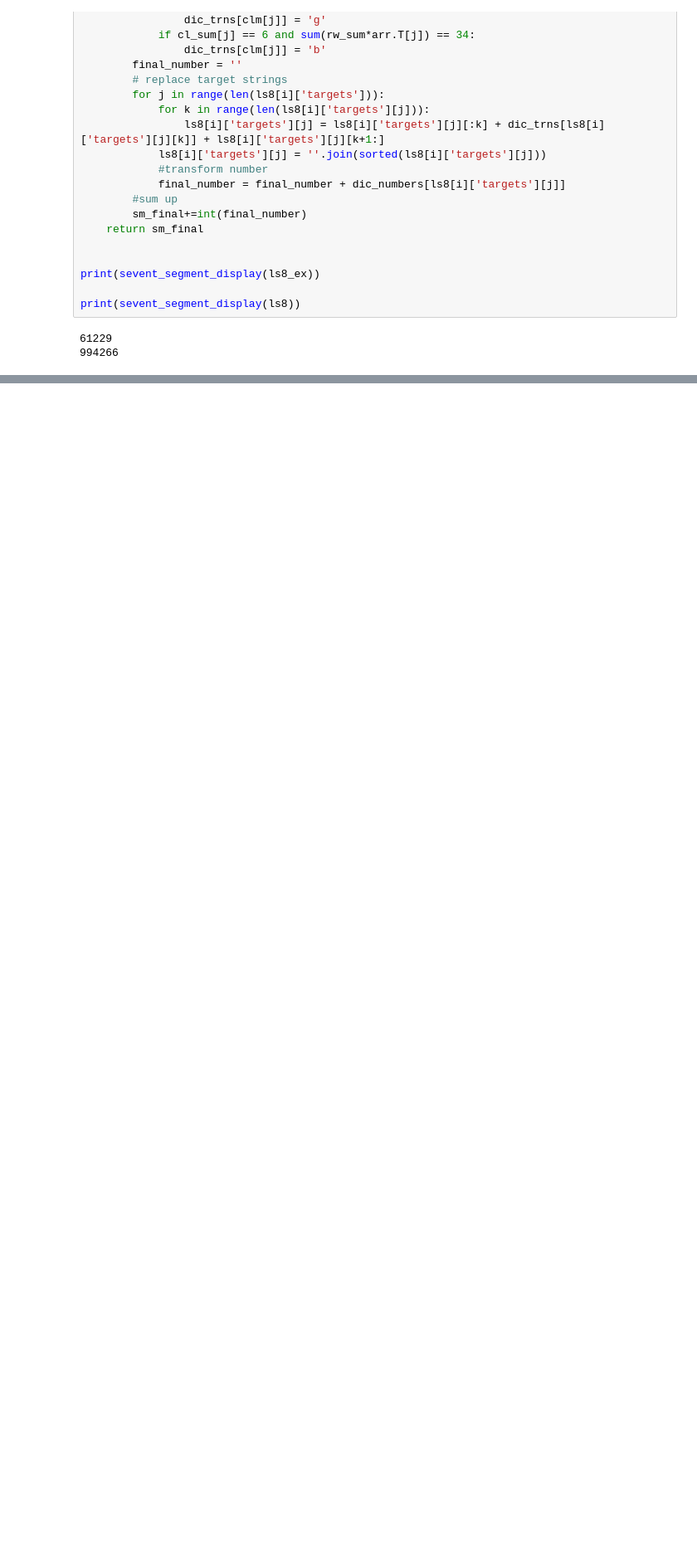
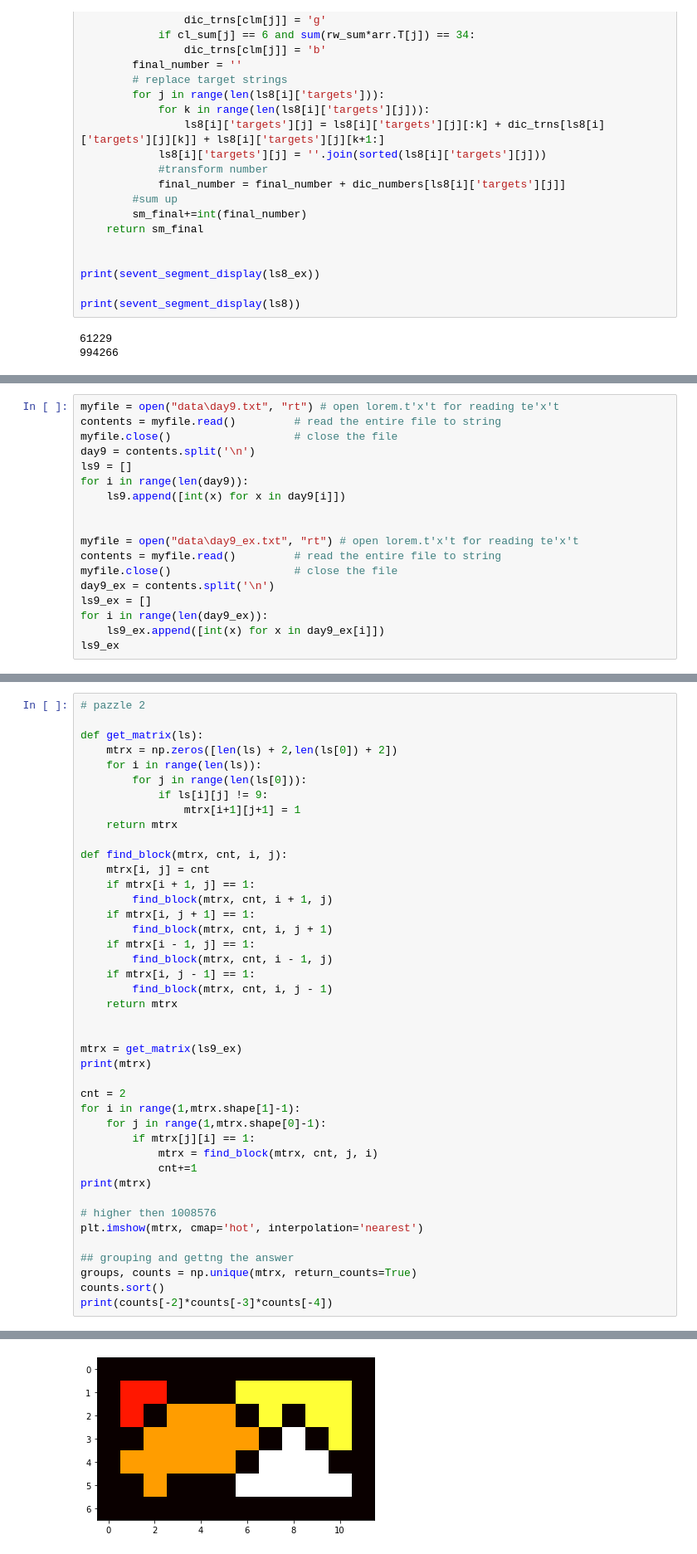
Before and after one commit to karolzak/adventofcode, a Jupyter notebook: 2021/taube-ms/advent2021.ipynb, the cells around one changed output, grey strips where cells are left out. Shown: that part at 83% size. Drawn from its saved outputs; the diff is of its cells as text; blank space fills up the shorter version.

```diff
--- a/2021/taube-ms/advent2021.ipynb
+++ b/2021/taube-ms/advent2021.ipynb
@@ -975,0 +978,18 @@ print(sevent_segment_display(ls8))
+# %%
+myfile = open("data\day9.txt", "rt") # open lorem.t'x't for reading te'x't
+contents = myfile.read()         # read the entire file to string
+myfile.close()                   # close the file
+day9 = contents.split('\n')
+ls9 = []
+for i in range(len(day9)):
+    ls9.append([int(x) for x in day9[i]])
+
+
+myfile = open("data\day9_ex.txt", "rt") # open lorem.t'x't for reading te'x't
+contents = myfile.read()         # read the entire file to string
+myfile.close()                   # close the file
+day9_ex = contents.split('\n')
+ls9_ex = []
+for i in range(len(day9_ex)):
+    ls9_ex.append([int(x) for x in day9_ex[i]])
+ls9_ex
@@ -975,0 +1022,43 @@ print(sevent_segment_display(ls8))
+# %%
+# pazzle 2
+
+def get_matrix(ls):
+    mtrx = np.zeros([len(ls) + 2,len(ls[0]) + 2])
+    for i in range(len(ls)):
+        for j in range(len(ls[0])):
+            if ls[i][j] != 9:
+                mtrx[i+1][j+1] = 1
+    return mtrx
+
+def find_block(mtrx, cnt, i, j):
+    mtrx[i, j] = cnt
+    if mtrx[i + 1, j] == 1:
+        find_block(mtrx, cnt, i + 1, j)
+    if mtrx[i, j + 1] == 1:
+        find_block(mtrx, cnt, i, j + 1)
+    if mtrx[i - 1, j] == 1:
+        find_block(mtrx, cnt, i - 1, j)
+    if mtrx[i, j - 1] == 1:
+        find_block(mtrx, cnt, i, j - 1)
+    return mtrx
+
+
+mtrx = get_matrix(ls9_ex)
+print(mtrx)
+
+cnt = 2
+for i in range(1,mtrx.shape[1]-1):
+    for j in range(1,mtrx.shape[0]-1):
+        if mtrx[j][i] == 1:
+            mtrx = find_block(mtrx, cnt, j, i)
+            cnt+=1
+print(mtrx)
+
+# higher then 1008576
+plt.imshow(mtrx, cmap='hot', interpolation='nearest')
+
+## grouping and gettng the answer
+groups, counts = np.unique(mtrx, return_counts=True)
+counts.sort()
+print(counts[-2]*counts[-3]*counts[-4])
+# %% [output]
@@ -975,0 +1080 @@ print(sevent_segment_display(ls8))
+[figure, added]
```
Also changed, not shown: parts of 5 cells of this notebook.
